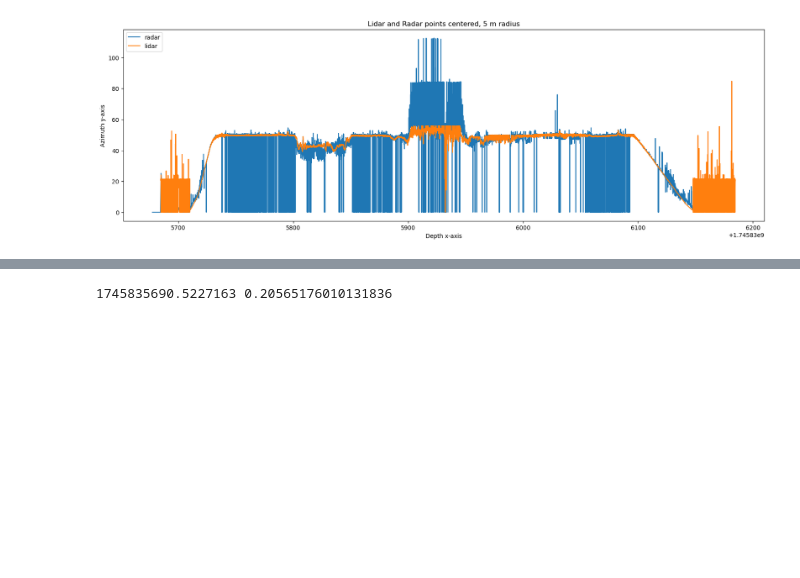
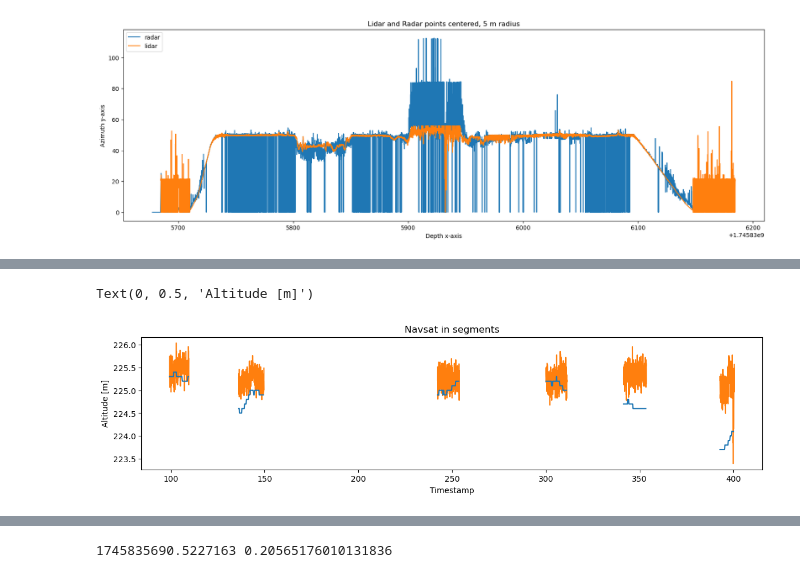
Before and after one commit to jcduenast/ma_data_processing, a Jupyter notebook: 50m1.ipynb, the cells around one changed output, grey strips where cells are left out. Cells and saved outputs as stored; diff of their text form; code cells hidden in the pictures; blank space fills up the shorter version.

```diff
--- a/50m1.ipynb
+++ b/50m1.ipynb
@@ -130,0 +243,30 @@ print(vel_df['timestamp_sample'][0])
+# %%
+navsat_flight_seconds = get_sensor_flight_seconds(navsat_df, first_timestamp)
+
+baro_segments = get_segment_index_from_ts_segments(baro_df, reference_timestamp_segments)
+baro_flight_seconds = get_sensor_flight_seconds(baro_df, first_timestamp)
+
+g = 9.80665     # [m/s^2] acceleration of gravity
+rho0 = 1.2250   # [kg/m^3] mass density of air at sea level
+rho0 = 1.19743  # [kg/m^3] mass density at take-off | https://www.omnicalculator.com/physics/air-density 20°C 34% 101063 Pa before take off
+# p0 = 101325     # [Pa = kg/ms^2] air pressure at sea level in Pa
+p0 = 101063     # [Pa = kg/ms^2] air pressure at starting point
+H = p0/(rho0*g)
+baro_altitude = np.log(p0/baro_df['pressure'])*H + 174
+
+plt.figure(figsize=(14, 3))
+
+
+for segment in baro_segments[:-2]:
+    plt.plot(baro_flight_seconds[segment[0]:segment[1]], baro_altitude[segment[0]:segment[1]], linestyle='-', color="tab:orange", label="Px4 Barometer")
+
+for segment in navsat_segments[:-2]:
+    plt.plot(navsat_flight_seconds[segment[0]:segment[1]], navsat_df['altitude'][segment[0]:segment[1]], linestyle='-', color="tab:blue", label="Navsat")
+
+
+plt.title("Navsat in segments")
+plt.xlabel("Timestamp")
+plt.ylabel("Altitude [m]")
+# %% [output]
+Text(0, 0.5, 'Altitude [m]')
+[figure, added]
```
Also changed, not shown: parts of 15 cells of this notebook, 1 other file.
